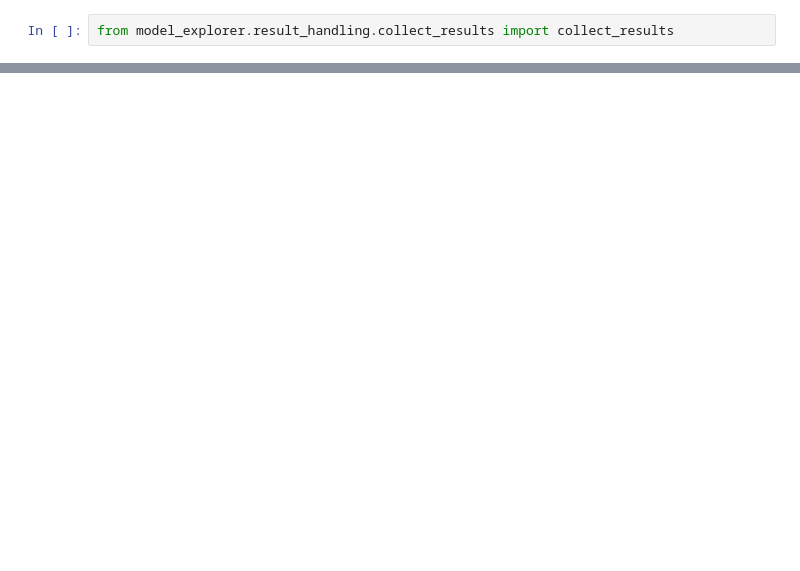
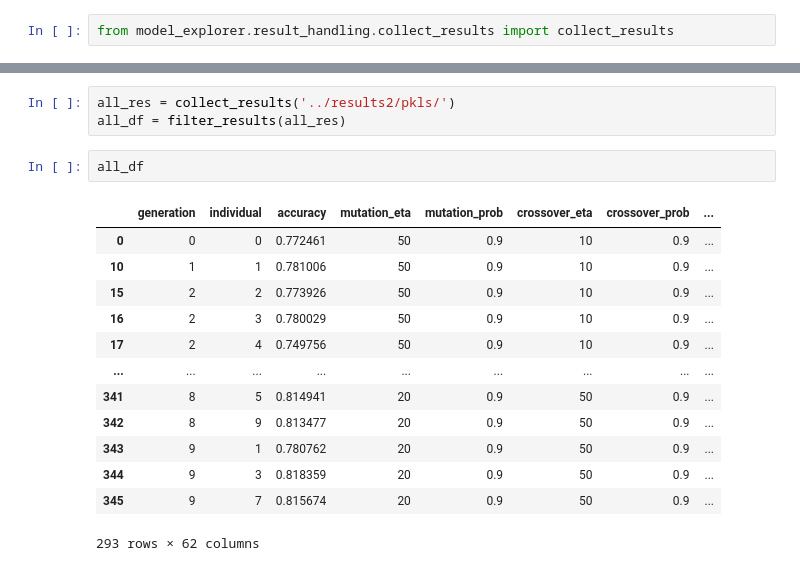
Before and after one commit to itiv-kit/dnn-model-exploration, a Jupyter notebook: doodle_scripts/visualize_individuals.ipynb, the cells around one changed output, grey strips where cells are left out. Cells and saved outputs as stored; diff of their text form; blank space fills up the shorter version.

```diff
--- a/doodle_scripts/visualize_individuals.ipynb
+++ b/doodle_scripts/visualize_individuals.ipynb
@@ -29,0 +27,19 @@ df.plot(kind='scatter', x='accuracy', y='F_0')
+# %%
+all_res = collect_results('../results2/pkls/')
+all_df = filter_results(all_res)
+# %%
+all_df
+# %% [output]
+|  | generation | individual | accuracy | mutation_eta | mutation_prob | crossover_eta | crossover_prob | ... |
+| 0 | 0 | 0 | 0.772461 | 50 | 0.9 | 10 | 0.9 | ... |
+| 10 | 1 | 1 | 0.781006 | 50 | 0.9 | 10 | 0.9 | ... |
+| 15 | 2 | 2 | 0.773926 | 50 | 0.9 | 10 | 0.9 | ... |
+| 16 | 2 | 3 | 0.780029 | 50 | 0.9 | 10 | 0.9 | ... |
+| 17 | 2 | 4 | 0.749756 | 50 | 0.9 | 10 | 0.9 | ... |
+| ... | ... | ... | ... | ... | ... | ... | ... | ... |
+| 341 | 8 | 5 | 0.814941 | 20 | 0.9 | 50 | 0.9 | ... |
+| 342 | 8 | 9 | 0.813477 | 20 | 0.9 | 50 | 0.9 | ... |
+| 343 | 9 | 1 | 0.780762 | 20 | 0.9 | 50 | 0.9 | ... |
+| 344 | 9 | 3 | 0.818359 | 20 | 0.9 | 50 | 0.9 | ... |
+| 345 | 9 | 7 | 0.815674 | 20 | 0.9 | 50 | 0.9 | ... |
+293 rows × 62 columns
```
Also changed, not shown: parts of 14 cells of this notebook, 1 other file.
